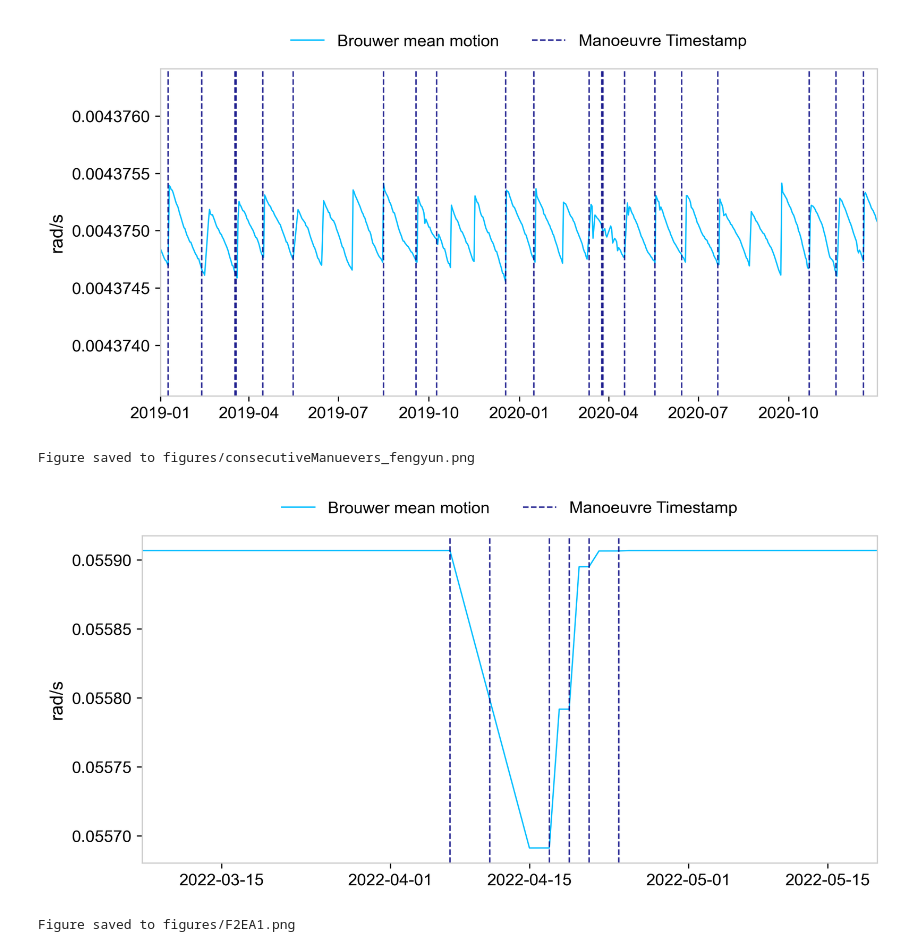
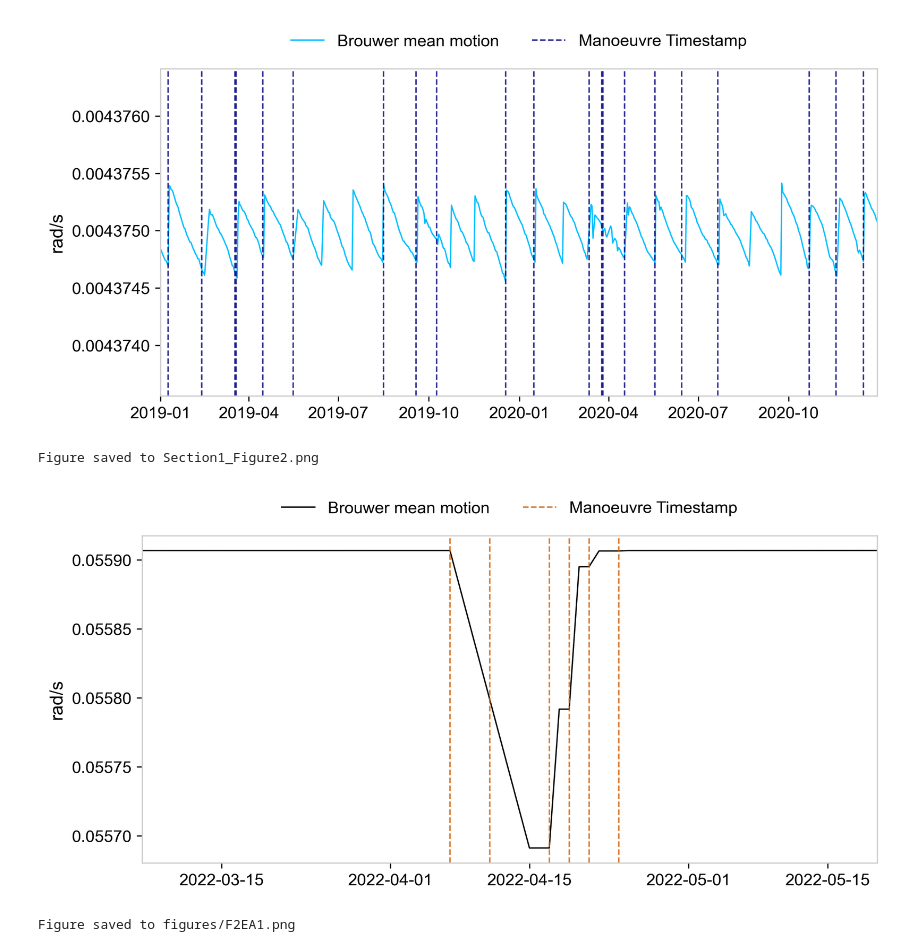
Before and after one commit to MariSuar/satellite-orbit-anomaly-detection, a Jupyter notebook: 2_eda.ipynb, the cells around one changed output. Saved outputs shown, nothing was run; the diff lists cells and outputs as text; code cells hidden in the pictures.

```diff
--- a/2_eda.ipynb
+++ b/2_eda.ipynb
@@ -152,9 +369,9 @@ def plot_variable_with_maneuvers(df_orbital, df_maneuver, satellite_name, variab
     }
 
     default_config = {
-        "line_color_orbital": "deepskyblue",
+        "line_color_orbital": "#000000",
         "line_color_residuals": "orange",
-        "line_color_maneuvers": "navy",
+        "line_color_maneuvers": "#D55E00",
         "tick_color": "black",
         "frame_color": "#cccccc",
         "marker": "o" if show_markers else None,
@@ -845,10 +797,10 @@ Figure saved to figures/missingvalues_fengyun.png
 # %%
 #Consecutive Manuevers
 plot_variable_with_maneuvers(df_orbital, df_maneuver, "Jason_3", "Brouwer mean motion",
-                             "2022-03-07","2022-05-20", save_path="figures/consecutiveManuevers_fengyun.png")
+                             "2022-03-07","2022-05-20", save_path="Section1_Figure2.png")
 # %% [output]
-Figure saved to figures/consecutiveManuevers_fengyun.png
+Figure saved to Section1_Figure2.png
-[figure, old version]
+[figure, new version]
 # %%
 #Extreme Values
 plot_variable_with_maneuvers(df_orbital, df_maneuver, "Fengyun_2E", "Brouwer mean motion","2015-04-01","2016-06-30", save_path="figures/F2EA1.png")
```
Also changed, not shown: parts of 11 cells of this notebook, 1 other file.
